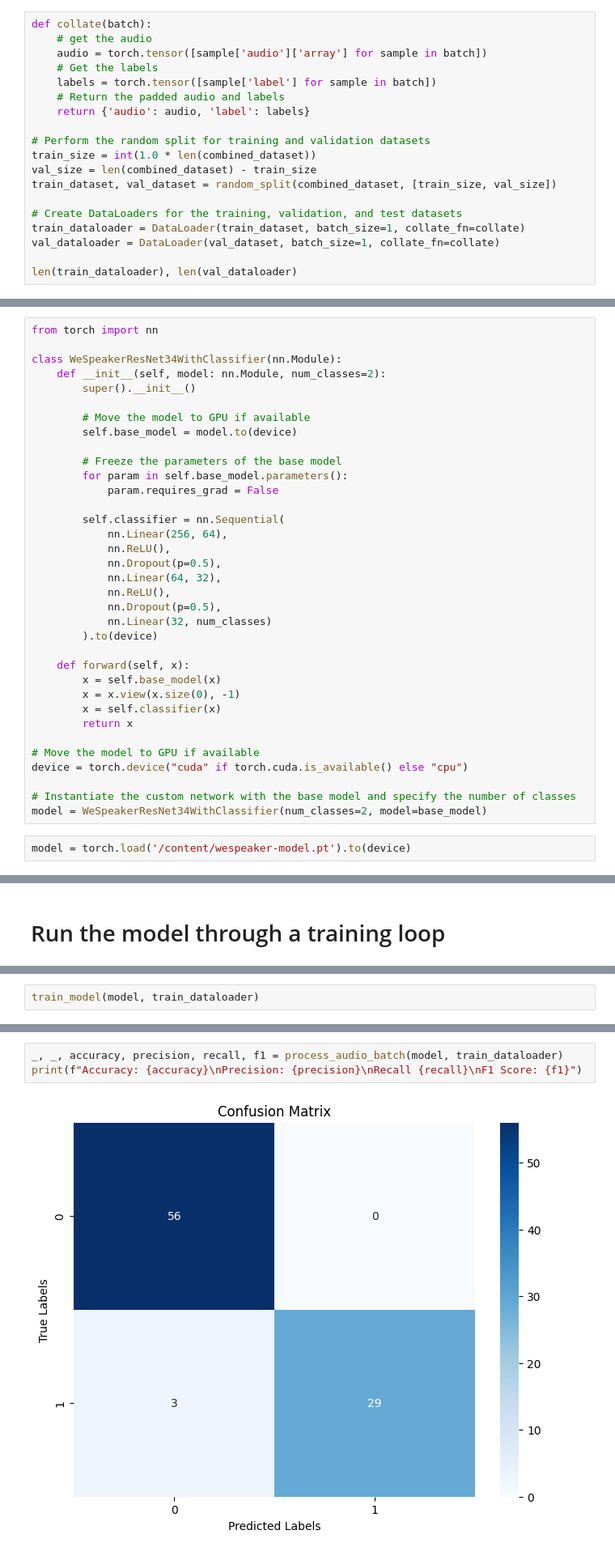
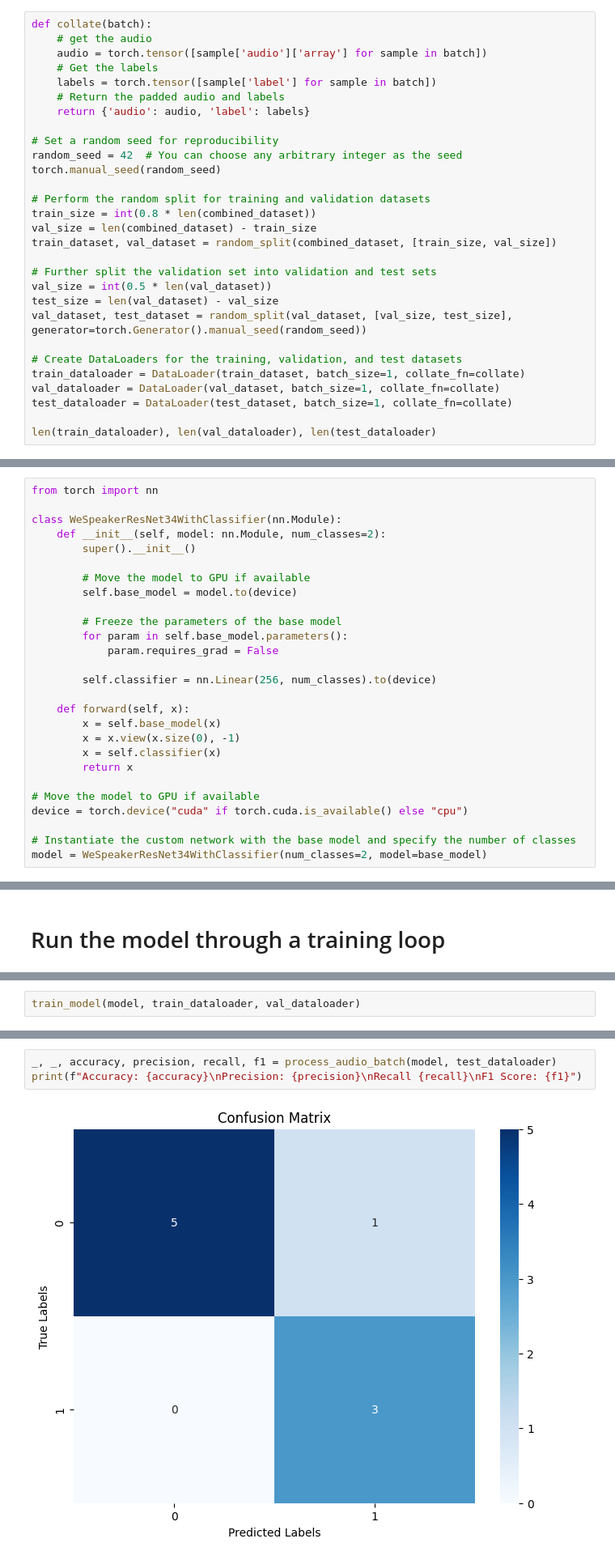
Before and after one commit to Ammar2k/deepfake-audio-detection, a Jupyter notebook: deepfake_audio_detection.ipynb, the cells around one changed output, grey strips where cells are left out. Shown at 81% size. Drawn from its saved outputs; the diff is of its cells as text.

Commit message:
added validation dataloader to training loop

```diff
--- a/deepfake_audio_detection.ipynb
+++ b/deepfake_audio_detection.ipynb
@@ -191,14 +185,24 @@ def collate(batch):
     # Return the padded audio and labels
     return {'audio': audio, 'label': labels}
 
+# Set a random seed for reproducibility
+random_seed = 42  # You can choose any arbitrary integer as the seed
+torch.manual_seed(random_seed)
+
 # Perform the random split for training and validation datasets
-train_size = int(1.0 * len(combined_dataset))
+train_size = int(0.8 * len(combined_dataset))
 val_size = len(combined_dataset) - train_size
 train_dataset, val_dataset = random_split(combined_dataset, [train_size, val_size])
+
+# Further split the validation set into validation and test sets
+val_size = int(0.5 * len(val_dataset))
+test_size = len(val_dataset) - val_size
+val_dataset, test_dataset = random_split(val_dataset, [val_size, test_size], generator=torch.Generator().manual_seed(random_seed))
 
 # Create DataLoaders for the training, validation, and test datasets
 train_dataloader = DataLoader(train_dataset, batch_size=1, collate_fn=collate)
 val_dataloader = DataLoader(val_dataset, batch_size=1, collate_fn=collate)
+test_dataloader = DataLoader(test_dataset, batch_size=1, collate_fn=collate)
 
-len(train_dataloader), len(val_dataloader)
+len(train_dataloader), len(val_dataloader), len(test_dataloader)
 # %% [output]
@@ -244,15 +248,7 @@ class WeSpeakerResNet34WithClassifier(nn.Module):
         for param in self.base_model.parameters():
             param.requires_grad = False
 
-        self.classifier = nn.Sequential(
-            nn.Linear(256, 64),
-            nn.ReLU(),
-            nn.Dropout(p=0.5),
-            nn.Linear(64, 32),
-            nn.ReLU(),
-            nn.Dropout(p=0.5),
-            nn.Linear(32, num_classes)
-        ).to(device)
+        self.classifier = nn.Linear(256, num_classes).to(device)
 
     def forward(self, x):
         x = self.base_model(x)
@@ -265,5 +261,3 @@ device = torch.device("cuda" if torch.cuda.is_available() else "cpu")
 
 # Instantiate the custom network with the base model and specify the number of classes
 model = WeSpeakerResNet34WithClassifier(num_classes=2, model=base_model)
-# %%
-model = torch.load('/content/wespeaker-model.pt').to(device)
@@ -324,4 +343,4 @@ def train_model(model, train_dataloader, num_epochs=3, learning_rate=0.001):
 # %%
-train_model(model, train_dataloader)
+train_model(model, train_dataloader, val_dataloader)
 # %% [output]
 Epoch number: 1
@@ -398,7 +413,7 @@ def process_audio_batch(model, dataloader):
 
     return predictions, ground_truths, accuracy, precision, recall, f1
 # %%
-_, _, accuracy, precision, recall, f1 = process_audio_batch(model, train_dataloader)
+_, _, accuracy, precision, recall, f1 = process_audio_batch(model, test_dataloader)
 print(f"Accuracy: {accuracy}\nPrecision: {precision}\nRecall {recall}\nF1 Score: {f1}")
 # %% [output]
-[figure, old version]
+[figure, new version]
```
Also changed, not shown: parts of 9 cells of this notebook.
